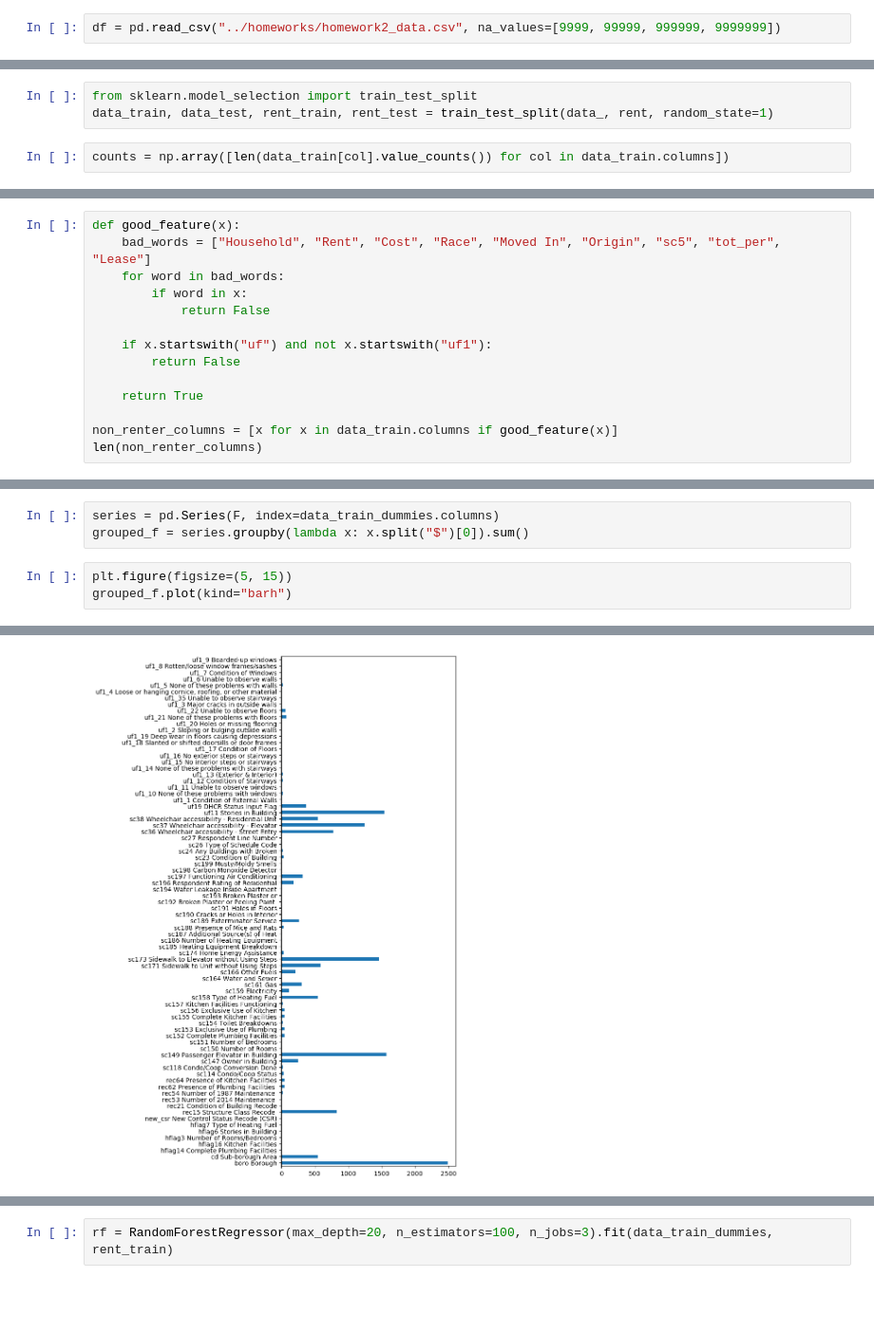
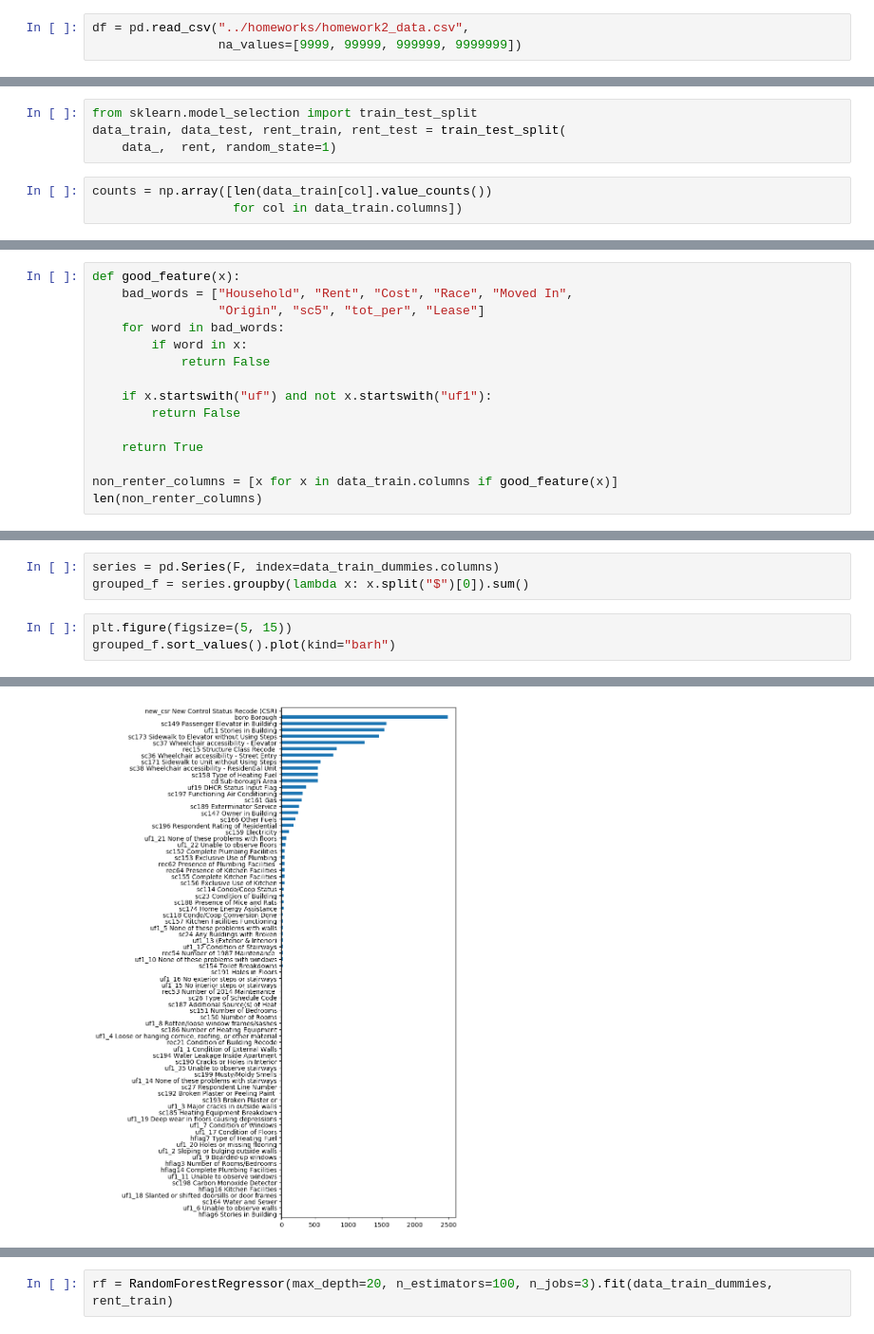
Before and after one commit to amueller/applied_ml_spring_2017, a Jupyter notebook: slides/aml-13-rent.ipynb, the cells around one changed output, grey strips where cells are left out. Shown at 95% size. Saved outputs shown, nothing was run; the diff lists cells and outputs as text; blank space fills up the shorter version.

```diff
--- a/slides/aml-13-rent.ipynb
+++ b/slides/aml-13-rent.ipynb
@@ -6,7 +6,8 @@ plt.rcParams["figure.dpi"] = 100
 np.set_printoptions(precision=3, suppress=True)
 import pandas as pd
 # %%
-df = pd.read_csv("../homeworks/homework2_data.csv", na_values=[9999, 99999, 999999, 9999999])
+df = pd.read_csv("../homeworks/homework2_data.csv",
+                 na_values=[9999, 99999, 999999, 9999999])
 # %%
 df.head()
 # %% [output]
@@ -46,9 +47,11 @@ data_.shape
 (10229, 174)
 # %%
 from sklearn.model_selection import train_test_split
-data_train, data_test, rent_train, rent_test = train_test_split(data_, rent, random_state=1)
+data_train, data_test, rent_train, rent_test = train_test_split(
+    data_,  rent, random_state=1)
 # %%
-counts = np.array([len(data_train[col].value_counts()) for col in data_train.columns])
+counts = np.array([len(data_train[col].value_counts())
+                   for col in data_train.columns])
 # %%
 data_train[data_train.columns[counts > 10]].head()
 # %% [output]
@@ -181,6 +185,7 @@ plt.ylim(0, len(mi))
 # %%
 def good_feature(x):
-    bad_words = ["Household", "Rent", "Cost", "Race", "Moved In", "Origin", "sc5", "tot_per", "Lease"]
+    bad_words = ["Household", "Rent", "Cost", "Race", "Moved In",
+                 "Origin", "sc5", "tot_per", "Lease"]
     for word in bad_words:
         if word in x:
             return False
@@ -427,7 +439,7 @@ series = pd.Series(F, index=data_train_dummies.columns)
 grouped_f = series.groupby(lambda x: x.split("$")[0]).sum()
 # %%
 plt.figure(figsize=(5, 15))
-grouped_f.plot(kind="barh")
+grouped_f.sort_values().plot(kind="barh")
 # %% [output]
 <matplotlib.axes._subplots.AxesSubplot at 0x...>
-[figure, old version]
+[figure, new version]
```
Also changed, not shown: parts of 15 cells of this notebook, 2 other files.
